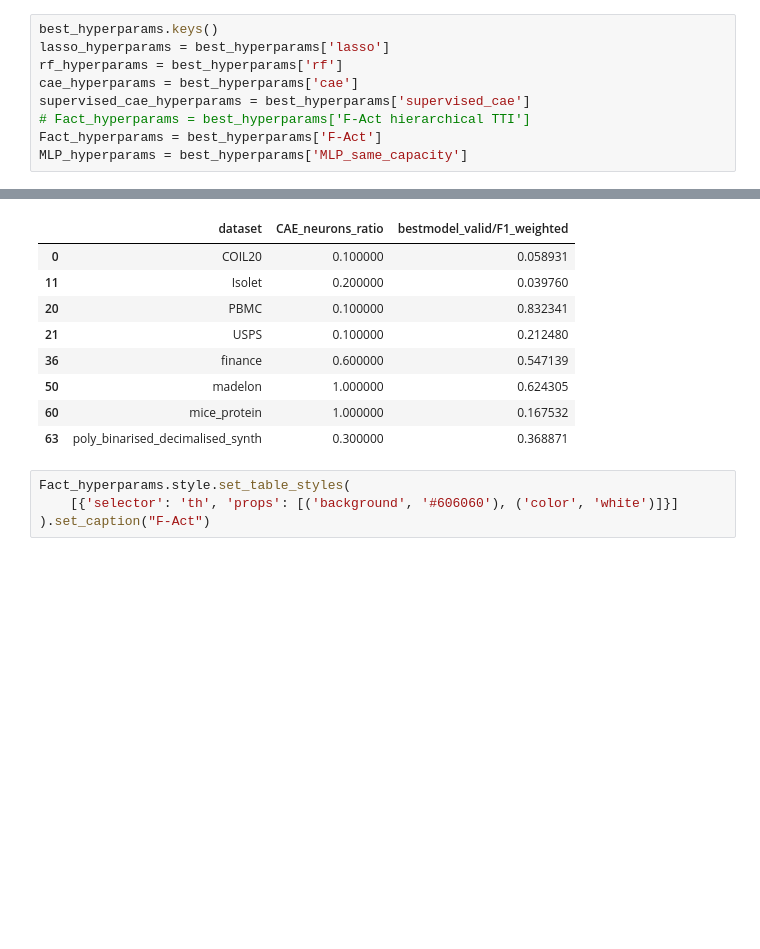
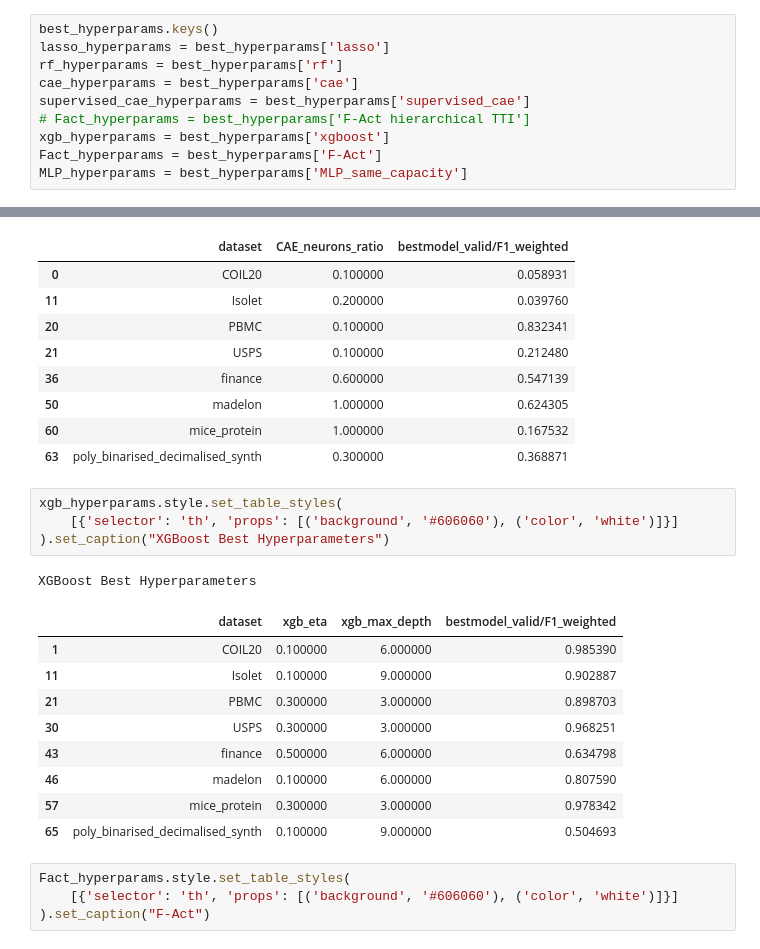
Before and after one commit to evanrex/feature-wise-active-adaptation, a Jupyter notebook: compute_results/compare_all_models_new.ipynb, the cells around one changed output, grey strips where cells are left out. Saved outputs shown, nothing was run; the diff lists cells and outputs as text; blank space fills up the shorter version.

```diff
--- a/compute_results/compare_all_models_new.ipynb
+++ b/compute_results/compare_all_models_new.ipynb
@@ -244,6 +244,7 @@ rf_hyperparams = best_hyperparams['rf']
 cae_hyperparams = best_hyperparams['cae']
 supervised_cae_hyperparams = best_hyperparams['supervised_cae']
 # Fact_hyperparams = best_hyperparams['F-Act hierarchical TTI']
+xgb_hyperparams = best_hyperparams['xgboost']
 Fact_hyperparams = best_hyperparams['F-Act']
 MLP_hyperparams = best_hyperparams['MLP_same_capacity']
 # %%
@@ -307,6 +308,21 @@ CAE Best Hyperparameters
 | 50 | madelon | 1.000000 | 0.624305 |
 | 60 | mice_protein | 1.000000 | 0.167532 |
 | 63 | poly_binarised_decimalised_synth | 0.300000 | 0.368871 |
+# %%
+xgb_hyperparams.style.set_table_styles(
+    [{'selector': 'th', 'props': [('background', '#606060'), ('color', 'white')]}]
+).set_caption("XGBoost Best Hyperparameters")
+# %% [output]
+XGBoost Best Hyperparameters
+|  | dataset | xgb_eta | xgb_max_depth | bestmodel_valid/F1_weighted |
+| 1 | COIL20 | 0.100000 | 6.000000 | 0.985390 |
+| 11 | Isolet | 0.100000 | 9.000000 | 0.902887 |
+| 21 | PBMC | 0.300000 | 3.000000 | 0.898703 |
+| 30 | USPS | 0.300000 | 3.000000 | 0.968251 |
+| 43 | finance | 0.500000 | 6.000000 | 0.634798 |
+| 46 | madelon | 0.100000 | 6.000000 | 0.807590 |
+| 57 | mice_protein | 0.300000 | 3.000000 | 0.978342 |
+| 65 | poly_binarised_decimalised_synth | 0.100000 | 9.000000 | 0.504693 |
 # %%
 Fact_hyperparams.style.set_table_styles(
     [{'selector': 'th', 'props': [('background', '#606060'), ('color', 'white')]}]
```
Also changed, not shown: parts of 3 cells of this notebook, 1 other file.
